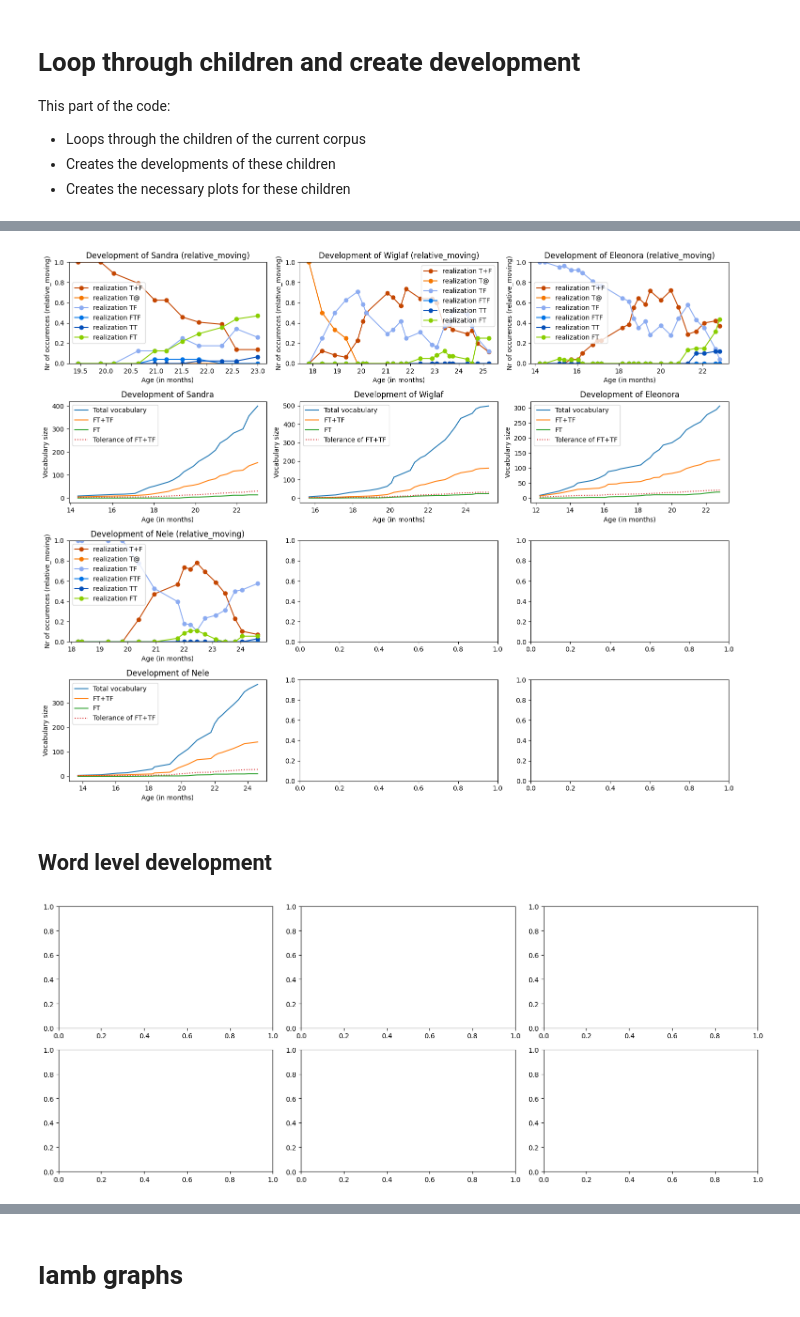
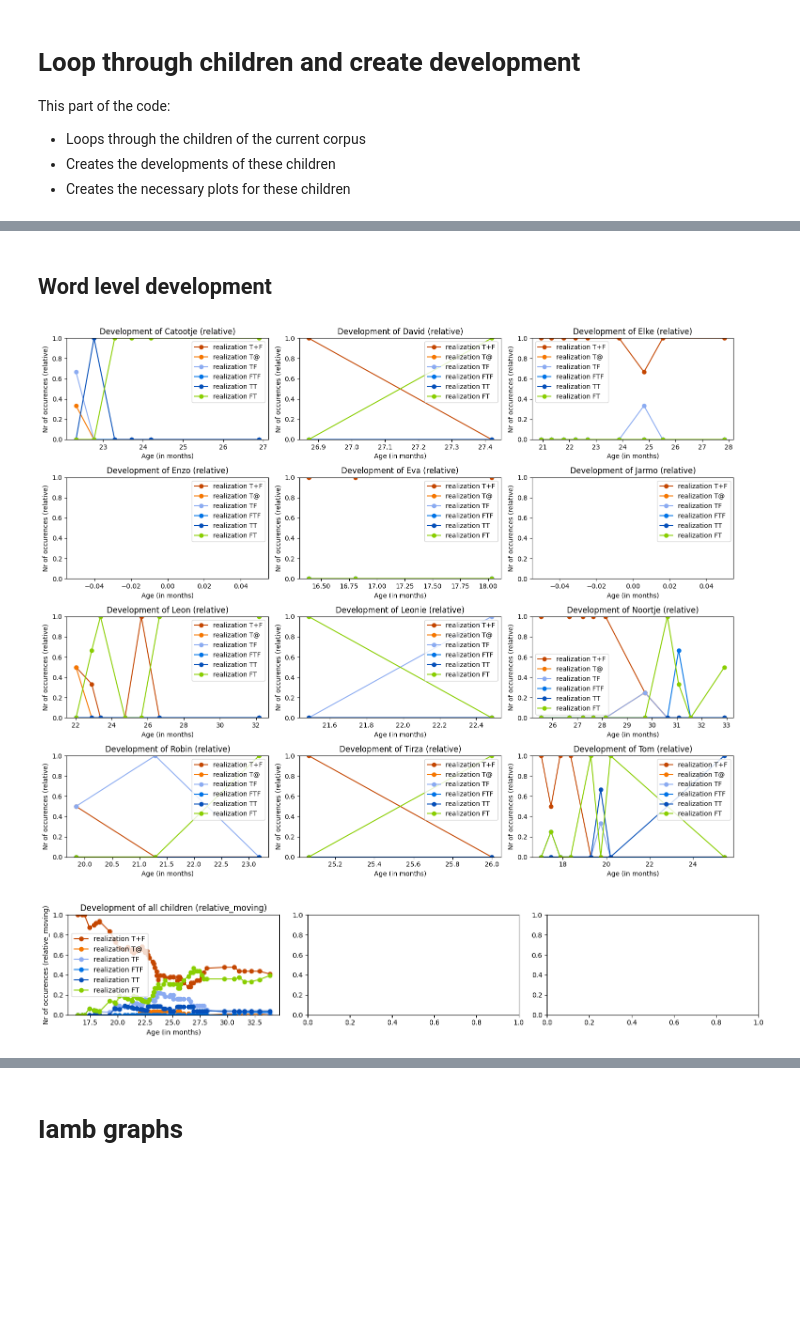
Before and after one commit to NienkeWessel/ThesisLinguistics, a Jupyter notebook: ProcessData.ipynb, the cells around one changed output, grey strips where cells are left out. Saved outputs shown, nothing was run; the diff lists cells and outputs as text; code cells hidden in the pictures; blank space fills up the shorter version.

Commit message:
Added part to plot dummy plot (and probably some smaller things I forgot about

```diff
--- a/ProcessData.ipynb
+++ b/ProcessData.ipynb
@@ -1549,7 +1549,7 @@ wordlevel_child_names = {
 # Read data and add representation column to the data
 #    Fikkert corpus/CLPF: data2.pkl
 #    Grimm corpus: Grimm.pkl
-corpus_name = "Grimm"
+corpus_name = "CLPF"
 
 df = read_data(file_names_read[corpus_name])
 if corpus_name == 'CLPF':
@@ -1767,13 +1765,15 @@ else:
 # %%
 loop_through_children_two_modes(children_names_file[corpus_name], analysis_dictionary['Fikkert'], mode1='relative_moving', mode2='tolerance', colors=analysis_dictionary['Fikkert']['color_dict_patterns'])
-# %% [output]
-[figure, removed]
 # %% [markdown]
 ## Word level development
 # %%
-plot_per_word(df, 'balloon', children_names_file[corpus_name], analysis_dictionary['Fikkert'], colors=analysis_dictionary['Fikkert']['color_dict_patterns'], mode='relative_moving')
+plot_per_word(df, 'konijn', children_names_file[corpus_name], analysis_dictionary['Fikkert'], colors=analysis_dictionary['Fikkert']['color_dict_patterns'], mode='relative')
 # %% [output]
-[figure, old version]
+[figure, new version]
+# %%
+plot_per_word(df, 'konijn', [None], analysis_dictionary['Fikkert'], colors=analysis_dictionary['Fikkert']['color_dict_patterns'], mode='relative_moving')
+# %% [output]
+[figure, added]
 # %%
 for child_name in wordlevel_child_names[corpus_name]:
     loop_through_words_for_child(df, child_name, analysis_dictionary['Fikkert']['patterns'], words_per_child_dict[corpus_name][child_name], nr_per_row=2, xlim=xlim_per_child_dict[corpus_name][child_name], mode='relative', colors=analysis_dictionary['Fikkert']['color_dict_patterns'])
```
Also changed, not shown: parts of 15 cells of this notebook.
